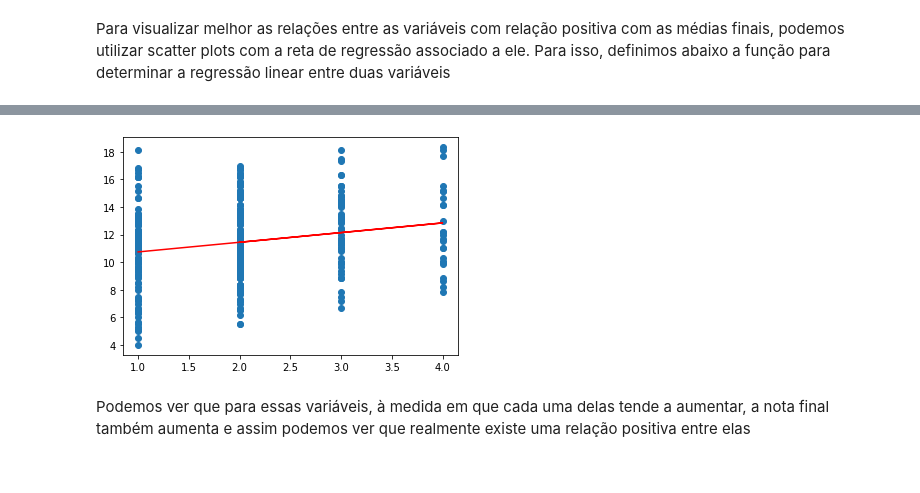
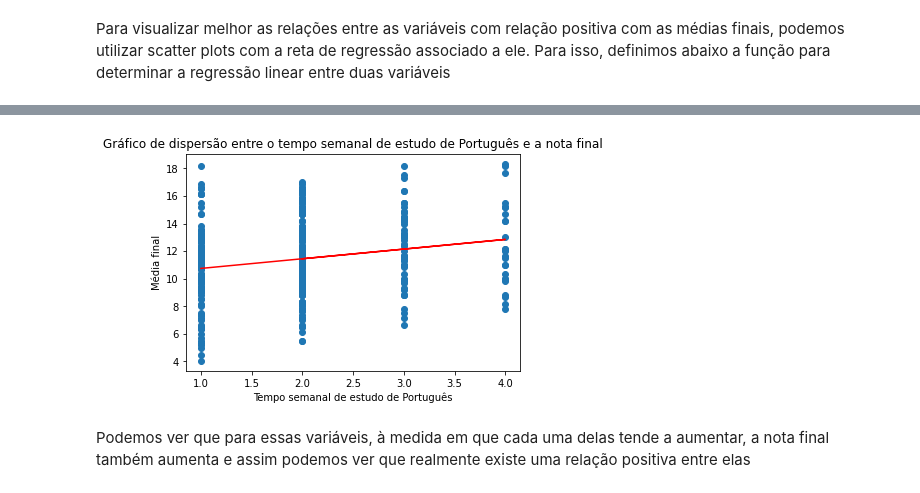
Before and after one commit to shl0mo/DataAnalysis_Students-Pandas, a Jupyter notebook: Estudantes.ipynb, the cells around one changed output, grey strips where cells are left out. Drawn from its saved outputs; the diff is of its cells as text; code cells hidden in the pictures.

```diff
--- a/Estudantes.ipynb
+++ b/Estudantes.ipynb
@@ -508,9 +526,13 @@ plt.plot(x, y_pred, color='red');
 # %%
 plt.scatter(x = df['studytime_por'], y = df['GF']);
 x, y_pred = regressao_linear(df['studytime_por'], df['GF']);
 plt.plot(x, y_pred, color='red');
+plt.xlabel('Tempo semanal de estudo de Português');
+plt.ylabel('Média final');
+plt.title('Gráfico de dispersão entre o tempo semanal de estudo de Português e a nota final');
+plt.show();
 # %% [output]
-[figure, old version]
+[figure, new version]
 # %% [markdown]
 Podemos ver que para essas variáveis, à medida em que cada uma delas tende a aumentar, a nota final também aumenta e assim podemos ver que realmente existe uma relação positiva entre elas
 # %% [markdown]
```
Also changed, not shown: parts of 21 cells of this notebook.
